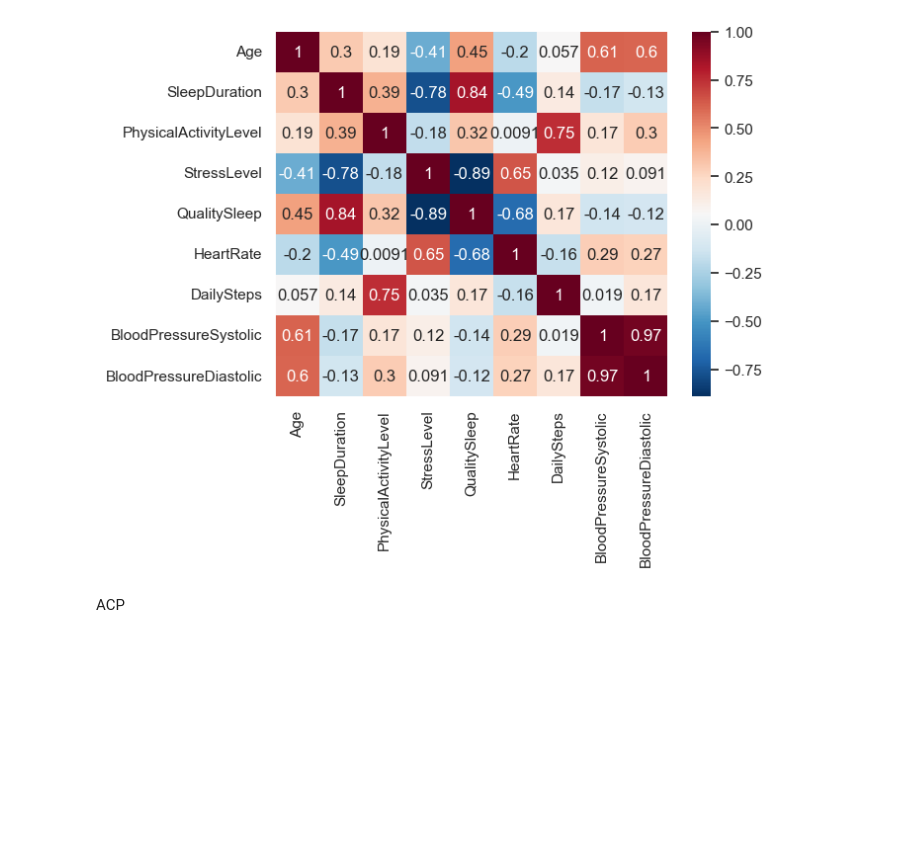
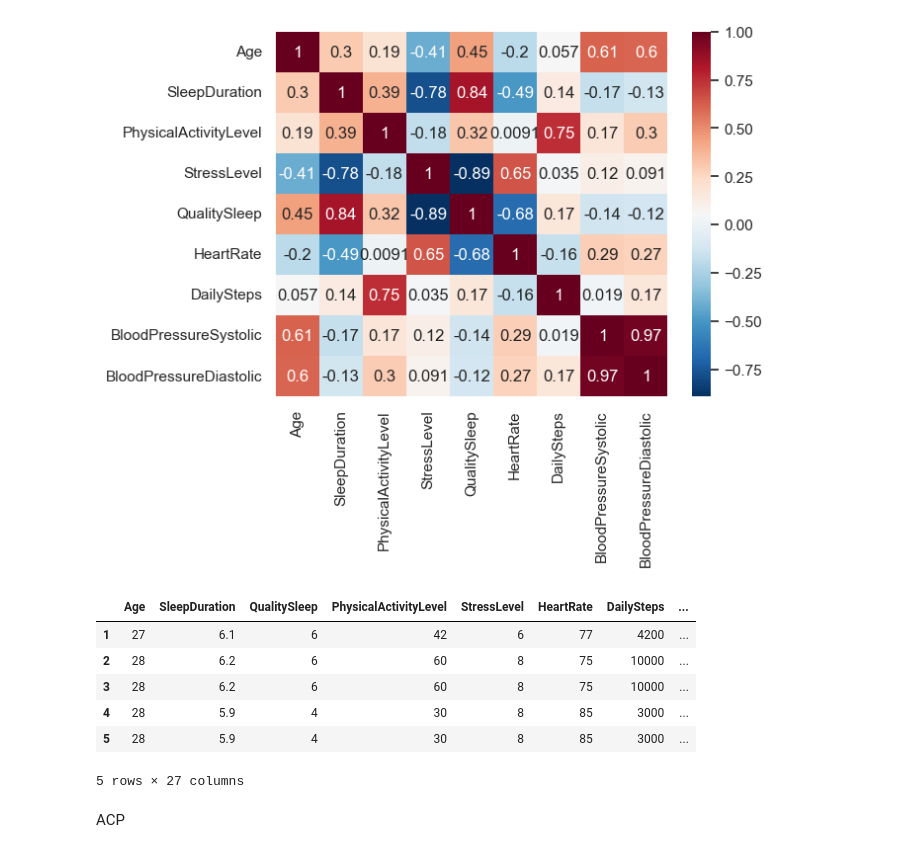
Before and after one commit to VinhHoaTU/Sleep-Problem-Detection, a Jupyter notebook: Script/Notebook.ipynb, the cells around one changed output. Cells and saved outputs as stored; diff of their text form; code cells hidden in the pictures; blank space fills up the shorter version.

```diff
--- a/Script/Notebook.ipynb
+++ b/Script/Notebook.ipynb
@@ -193,6 +193,16 @@ df.drop(columns="SleepDisorder", inplace=True)
 X_train, X_test, y_train, y_test = train_test_split(df.drop(columns=["SleepDisorderEncoded", "HasSleepDisorder"]),
                                                     df[["SleepDisorderEncoded","HasSleepDisorder"]], random_state=42,
                                                     stratify=df["SleepDisorderEncoded"])
+# %%
+df.head()
+# %% [output]
+|  | Age | SleepDuration | QualitySleep | PhysicalActivityLevel | StressLevel | HeartRate | DailySteps | ... |
+| 1 | 27 | 6.1 | 6 | 42 | 6 | 77 | 4200 | ... |
+| 2 | 28 | 6.2 | 6 | 60 | 8 | 75 | 10000 | ... |
+| 3 | 28 | 6.2 | 6 | 60 | 8 | 75 | 10000 | ... |
+| 4 | 28 | 5.9 | 4 | 30 | 8 | 85 | 3000 | ... |
+| 5 | 28 | 5.9 | 4 | 30 | 8 | 85 | 3000 | ... |
+5 rows × 27 columns
 # %% [markdown]
 ACP
 # %%
```
Also changed, not shown: parts of 12 cells of this notebook, 4 other files.
